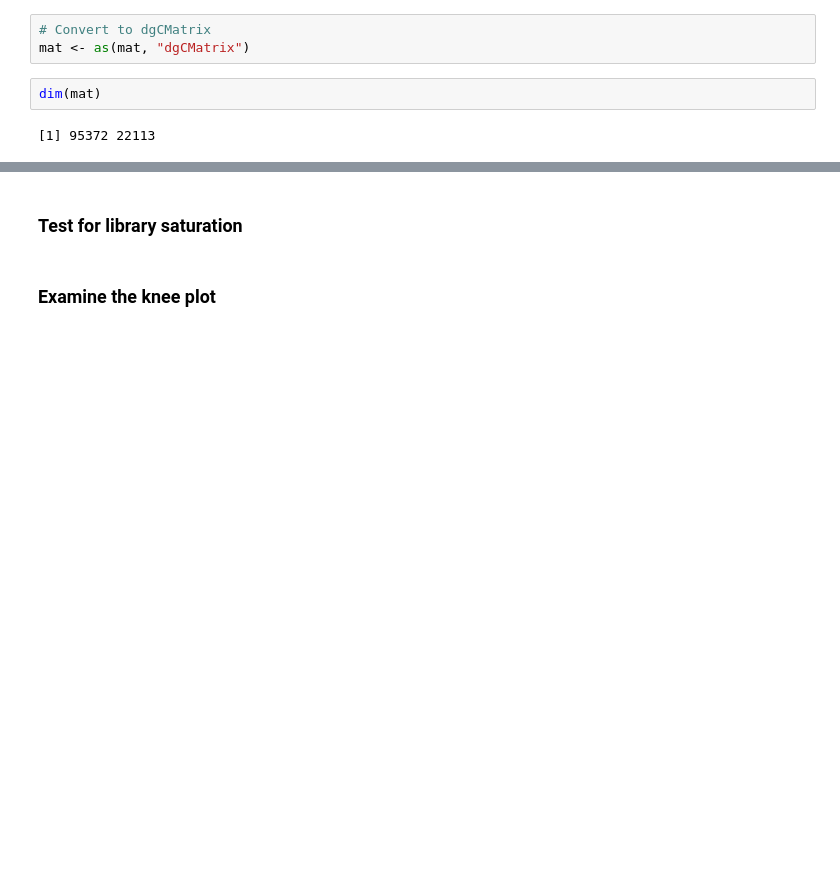
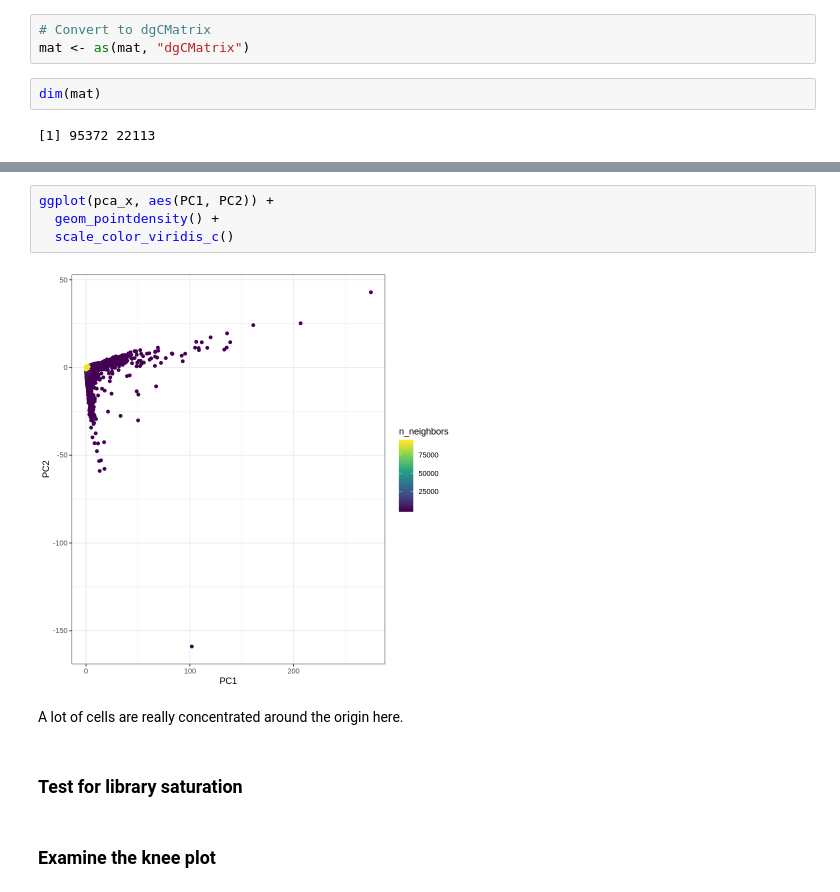
Before and after one commit to pachterlab/kallistobustools, a Jupyter notebook: notebooks/kb_QC.ipynb, the cells around one changed output, grey strips where cells are left out. Cells and saved outputs as stored; diff of their text form; blank space fills up the shorter version.

```diff
--- a/notebooks/kb_QC.ipynb
+++ b/notebooks/kb_QC.ipynb
@@ -111,3 +107,11 @@ Here cells are in rows and genes are in columns, while usually in single cell an
+# %%
+ggplot(pca_x, aes(PC1, PC2)) +
+  geom_pointdensity() +
+  scale_color_viridis_c()
+# %% [output]
+[figure, added]
+# %% [markdown]
+A lot of cells are really concentrated around the origin here.
 # %% [markdown]
 ### Test for library saturation
 # %% [markdown]
```
Also changed, not shown: parts of 17 cells of this notebook.
